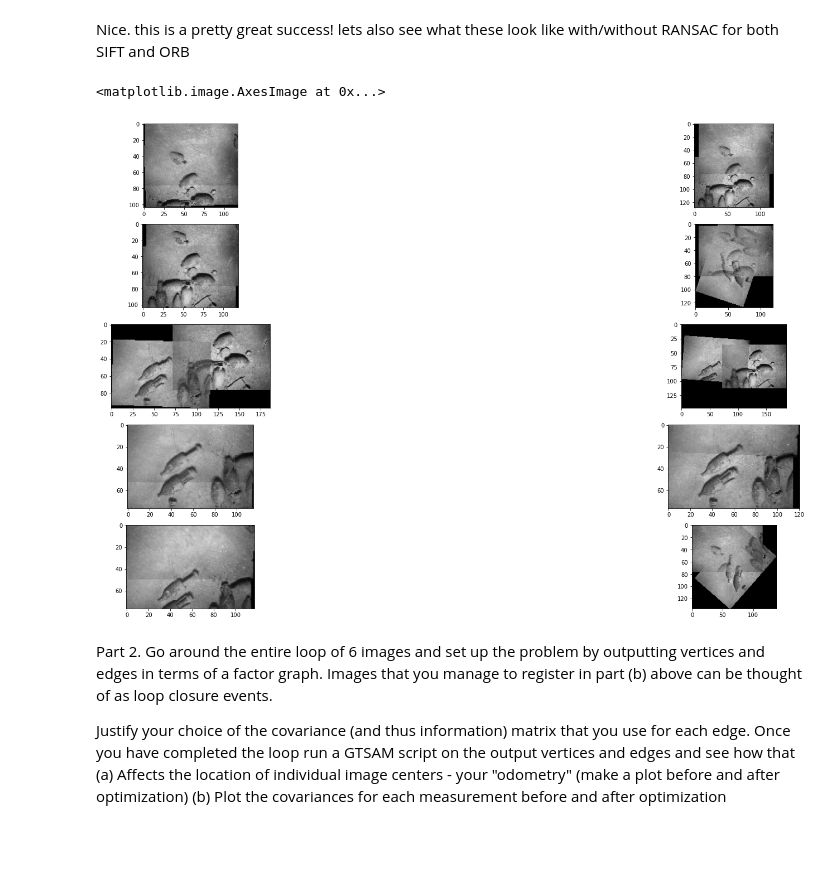
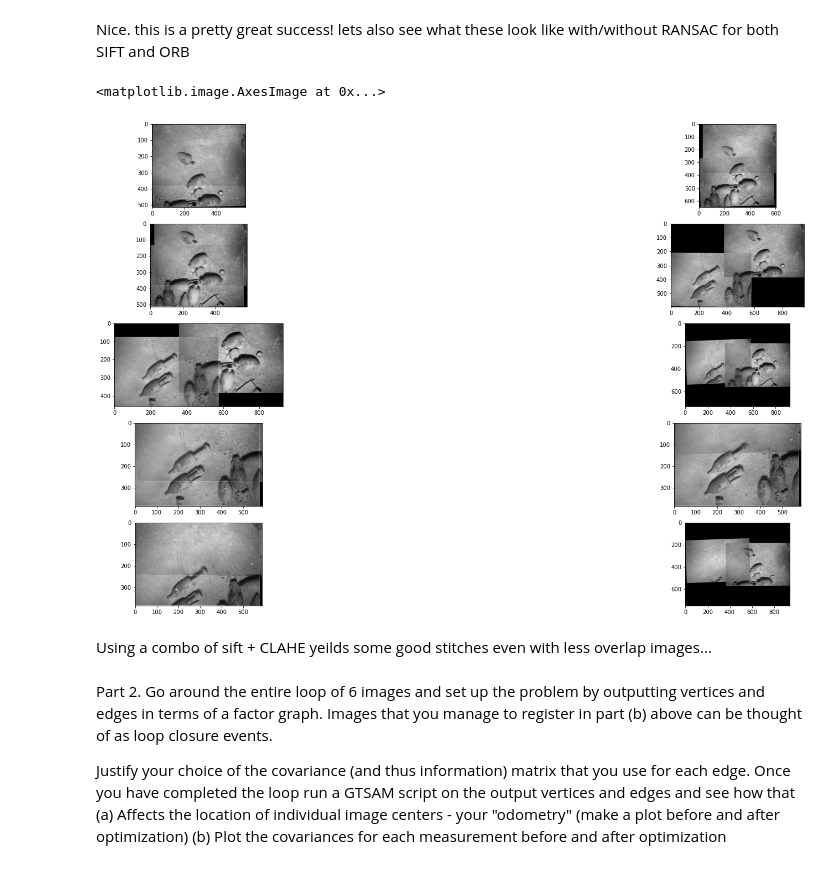
Before and after one commit to JGittles/EECE7150, a Jupyter notebook: HW3/hw3.ipynb, the cells around one changed output. Drawn from its saved outputs; the diff is of its cells as text; code cells hidden in the pictures; blank space fills up the shorter version.

```diff
--- a/HW3/hw3.ipynb
+++ b/HW3/hw3.ipynb
@@ -217,7 +215,7 @@ def mainfunc(image_paths,RANSAC=True,sift=True,matchpts=50):
     for image in image_paths:
         img = cv2.imread(image)
         img=cv2.cvtColor(img, cv2.COLOR_BGR2RGB)
-        img = cv2.resize(img, (0,0), fx=.5, fy=.5)
+        img = cv2.resize(img, (0,0), fx=1, fy=1)
         Panorama["panopart"].append({"img":img,"H":H})
     # next, lets use our existing feature detector to calculate homographies for each image as well as shift the entire set for -x shifts
     # as well as relating all secondary neighbors of our central image back to the center image (composite homographies)
@@ -270,34 +268,36 @@ Nice. this is a pretty great success! lets also see what these look like with/wi
 # %%
 # image_paths=['6images/1.tif','6images/2.tif','6images/3.tif','6images/4.tif','6images/5.tif','6images/6.tif']
 p1=['6Images/1.tif','6Images/2.tif']
 p2=['6Images/2.tif','6Images/3.tif']
 p3=['6Images/3.tif','6Images/4.tif']
 p4=['6Images/4.tif','6Images/5.tif']
 p5=['6Images/5.tif','6Images/6.tif']
 p6=['6Images/1.tif','6Images/3.tif']
 p7=['6Images/2.tif','6Images/4.tif']
 p8=['6Images/3.tif','6Images/5.tif']
 p9=['6Images/4.tif','6Images/6.tif']
-p10=['6Images/1.tif','6Images/4.tif']
-pref = "6images/"
+p10=['6Images/2.tif','6Images/6.tif']
+
 figure, ax = plt.subplots(5, 2, figsize=(32, 16))
-pts=500
+pts=1000
 ax[0,0].imshow(mainfunc(p1,matchpts=pts))
 ax[0,1].imshow(mainfunc(p6,matchpts=pts))
 ax[1,0].imshow(mainfunc(p2,matchpts=pts))
 ax[1,1].imshow(mainfunc(p7,matchpts=pts))
 ax[2,0].imshow(mainfunc(p3,matchpts=pts))
 ax[2,1].imshow(mainfunc(p8,matchpts=pts))
 ax[3,0].imshow(mainfunc(p4,matchpts=pts))
 ax[3,1].imshow(mainfunc(p9,matchpts=pts))
 ax[4,0].imshow(mainfunc(p5,matchpts=pts))
 ax[4,1].imshow(mainfunc(p10,matchpts=pts))
 
 # ax[3].imshow(mainfunc(image_paths,matchpts=150))
 # ax[4].imshow(mainfunc(image_paths,sift=False,matchpts=150))
 # %% [output]
 <matplotlib.image.AxesImage at 0x...>
-[figure, old version]
+[figure, new version]
+# %% [markdown]
+Using a combo of sift + CLAHE yeilds some good stitches even with less overlap images...
 # %% [markdown]
 Part 2. Go around the entire loop of 6 images and set up the problem by outputting vertices and edges in terms of a factor graph. Images that you manage to register in part (b) above can be thought of as loop closure events.
 
```
Also changed, not shown: parts of 1 cell of this notebook.
